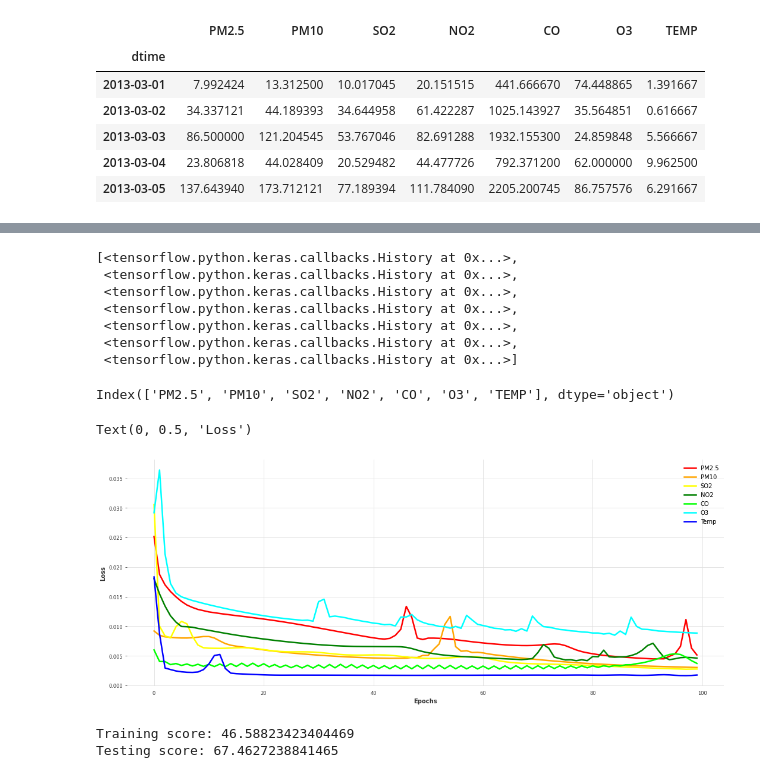
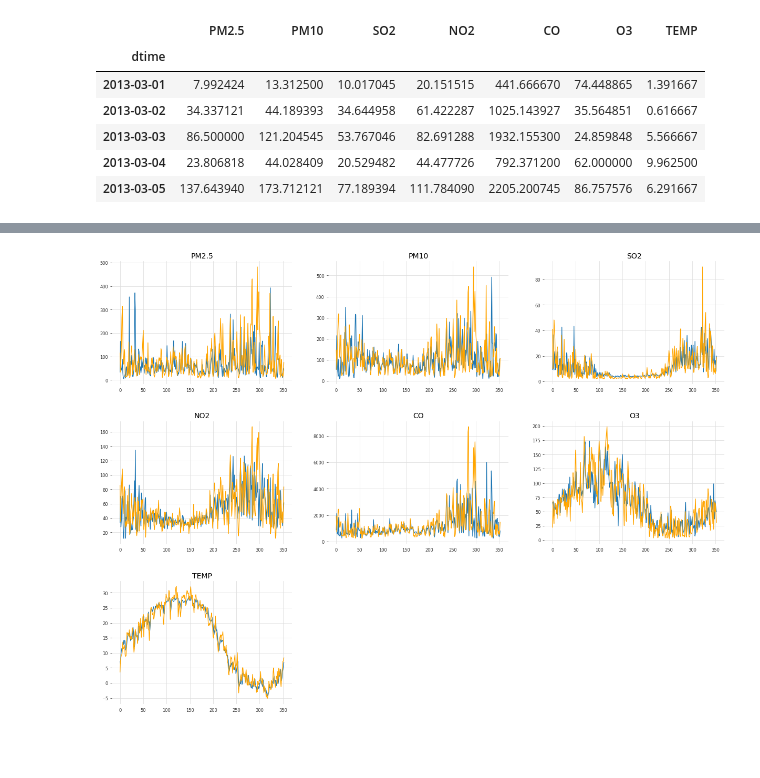
Before and after one commit to BaasanbayarOverflow/Beijing-AQI-forecast, a Jupyter notebook: Untitled.ipynb, the cells around one changed output, grey strips where cells are left out. Saved outputs shown, nothing was run; the diff lists cells and outputs as text; code cells hidden in the pictures; blank space fills up the shorter version.

```diff
--- a/Untitled.ipynb
+++ b/Untitled.ipynb
@@ -191,35 +328,0 @@ NameError: name 'data' is not defined
-# %%
-X_train, y_train, X_test, y_test = processDataset('NO2')
-history = model.fit(X_train, y_train, epochs=100, batch_size=50,
-                    validation_data=(X_test, y_test), verbose=0, shuffle=False)
-# %%
-all_history
-# %% [output]
-[<tensorflow.python.keras.callbacks.History at 0x...>,
- <tensorflow.python.keras.callbacks.History at 0x...>,
- <tensorflow.python.keras.callbacks.History at 0x...>,
- <tensorflow.python.keras.callbacks.History at 0x...>,
- <tensorflow.python.keras.callbacks.History at 0x...>,
- <tensorflow.python.keras.callbacks.History at 0x...>,
- <tensorflow.python.keras.callbacks.History at 0x...>]
-# %%
-columns
-# %% [output]
-Index(['PM2.5', 'PM10', 'SO2', 'NO2', 'CO', 'O3', 'TEMP'], dtype='object')
-# %%
-fig = plt.figure(figsize=(18, 7))
-ax = fig.add_subplot(111)
-ax.plot(all_history[0].history['loss'], label='PM2.5', color='red', lw=2.5)
-ax.plot(all_history[1].history['loss'], label='PM10', color='orange', lw=2.5)
-ax.plot(all_history[2].history['loss'], label='SO2', color='yellow', lw=2.5)
-ax.plot(all_history[3].history['loss'], label='NO2', color='green', lw=2.5)
-ax.plot(all_history[4].history['loss'], label='CO', color='lime', lw=2.5)
-ax.plot(all_history[5].history['loss'], label='O3', color='cyan', lw=2.5)
-ax.plot(all_history[6].history['loss'], label='Temp', color='blue', lw=2.5)
-ax.legend(loc='upper right')
-ax.grid(True)
-ax.set_xlabel('Epochs')
-ax.set_ylabel('Loss')
-# %% [output]
-Text(0, 0.5, 'Loss')
-[figure, removed]
@@ -226,19 +390,13 @@ Text(0, 0.5, 'Loss')
 # %%
-from math import sqrt
-from sklearn.metrics import mean_squared_error
+index = 1
+fig = plt.figure(figsize=(18, 13))
+for col in columns:
+    ax = fig.add_subplot(3, 3, index)
+    ax.set_title(col, size=14)
+    ax.plot(forecast_all[index - 1])
+    ax.plot(test_all[index - 1], color='orange')
+    index += 1
 
-prediction_train = model.predict(X_train)
-prediction_test = model.predict(X_test)
-
-prediction_train = norm.inverse_transform(prediction_train)
-prediction_test = norm.inverse_transform(prediction_test)
-y_train = norm.inverse_transform([y_train])
-y_test = norm.inverse_transform([y_test])
-
-train_score = sqrt(mean_squared_error(y_train[0], prediction_train[:, 0]))
-test_score = sqrt(mean_squared_error(y_test[0], prediction_test[:, 0]))
-print(f'Training score: {train_score}')
-print(f'Testing score: {test_score}')
+fig.subplots_adjust(left=0.1, bottom=0.1, right=1., top=1., wspace=0.2, hspace=0.3)
 # %% [output]
-Training score: 46.58823423404469
-Testing score: 67.4627238841465
+[figure, added]
```
Also changed, not shown: parts of 38 cells of this notebook, 12 other files.
